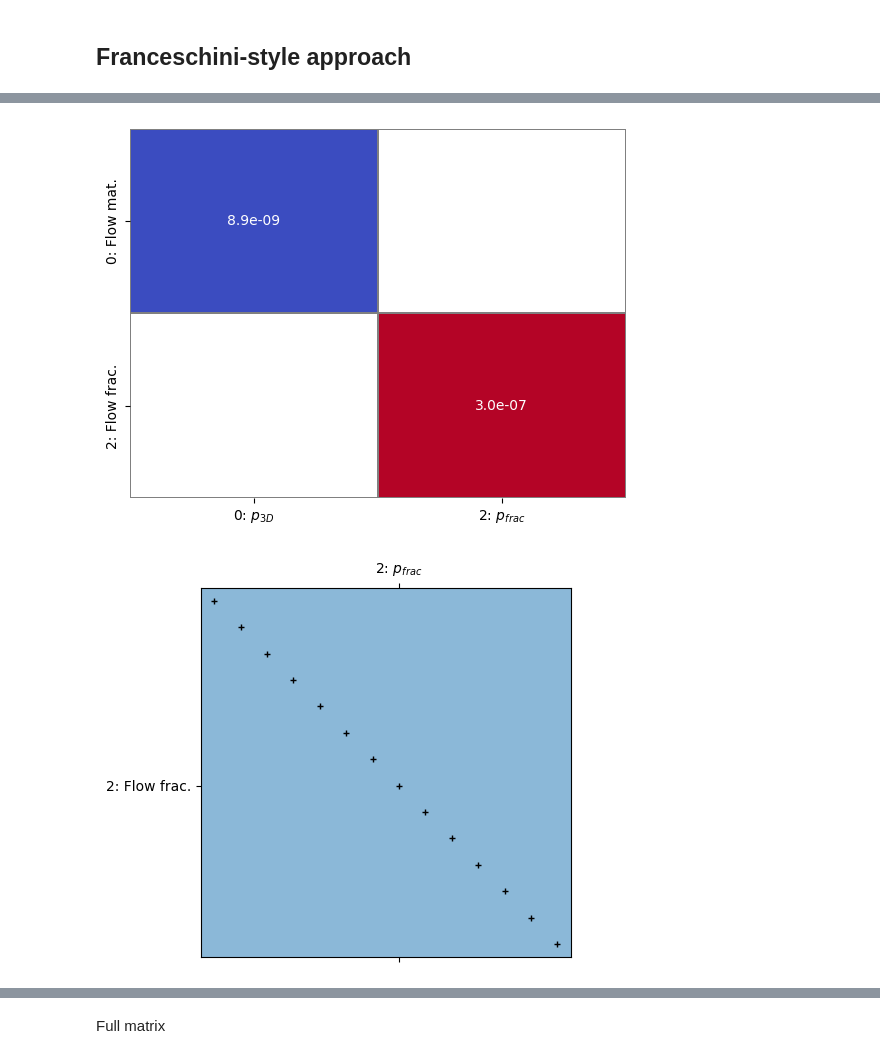
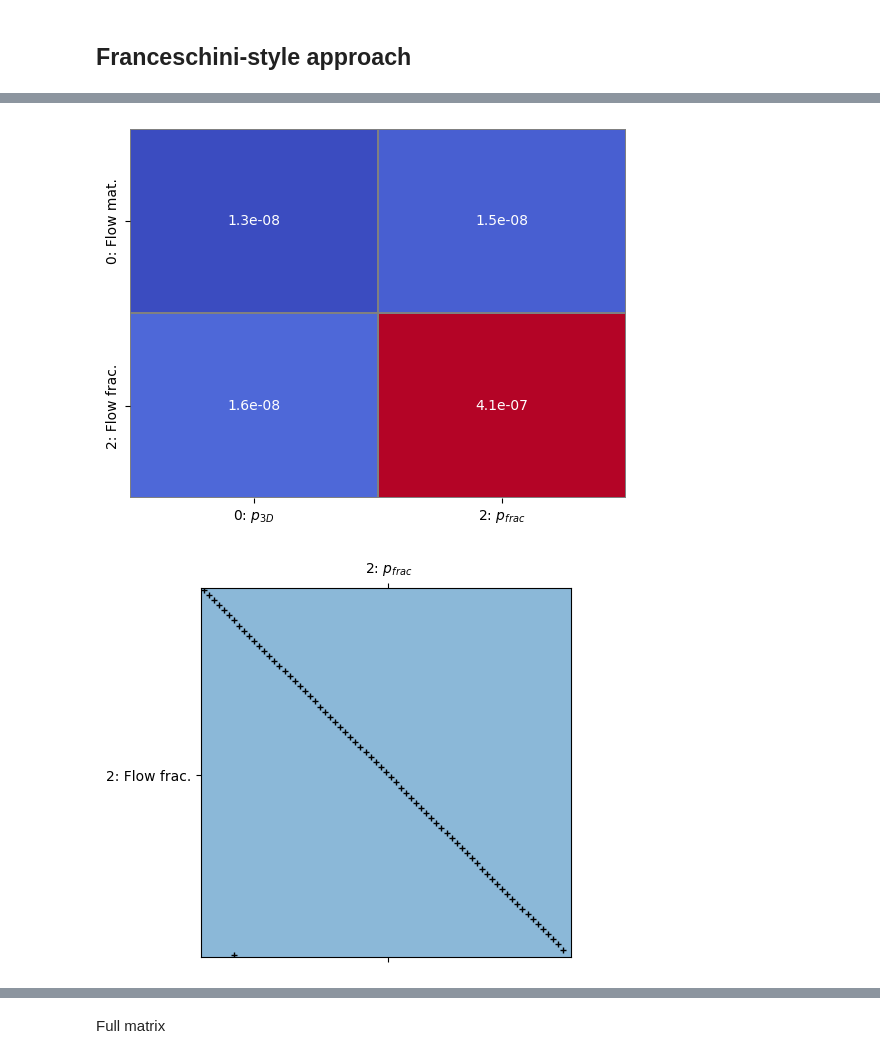
Before and after one commit to pmgbergen/FTHM-Solver, a Jupyter notebook: fpm/fixed_st.ipynb, the cells around one changed output, grey strips where cells are left out. Cells and saved outputs as stored; diff of their text form; code cells hidden in the pictures.

```diff
--- a/fpm/fixed_st.ipynb
+++ b/fpm/fixed_st.ipynb
@@ -12,13 +12,15 @@ from plot_utils import *
 
 # data = load_data("../stats/fpm_0_sticking_solver_1_numba.json")
 # data = load_data("../stats/fpm_0_sliding_solver_1_numba.json")
-data = load_data("../stats/fpm_0_open_solver_1_numba.json")
+# data = load_data("../stats/fpm_0_open_solver_1_numba.json")
 
 # data = load_data("../stats/fpm_1_sticking_solver_1_numba.json")
 # data = load_data("../stats/fpm_1_sliding_solver_1_numba.json")
-# data = load_data("../stats/fpm_1_open_solver_1_numba.json")
+data = load_data("../stats/fpm_1_open_solver_1_numba.json")
 
 # data = load_data("../stats/fpm_01_open_solver_1_numba.json")
+# data = load_data("../stats/fpm_01_sticking_solver_1_numba.json")
+
 
 # data = load_data("../stats/fpm_1_sticking_direct_numba.json")
 # %%
@@ -230,8 +234,8 @@ lambda min: 0.8298025069728284
 
 This takes 24 seconds for `fpm_1`
 # %%
-def make_S22_bdiag(model, bmat: BlockMatrixStorage):
-    elim = [1,5]
+def make_exact_fixed_stress(model, bmat: BlockMatrixStorage):
+    elim = [1,4,5]
     keep = [0,2]
 
     # Jelim_bdiag_inv = inv_block_diag(bmat[elim, elim].mat, nd=model.nd)
@@ -241,6 +245,6 @@ def make_S22_bdiag(model, bmat: BlockMatrixStorage):
     return Skeep
 
 tmp = J[[0,2]]
-tmp.mat = make_S22_bdiag(model, J)
+tmp.mat = make_exact_fixed_stress(model, J)
 tmp.plot_max()
 # %% [output]
@@ -597,37 +615,42 @@ def build_prec(bmat) -> BlockMatrixStorage:
     not_open = np.logical_not(open_)
     assert (J2[not_open].data.size == 0), 'this matches the true inverse'
     # J2[not_open] = 0
     # stab[[2], keep] = J2
 
-    # stab.mat += get_fixed_stress_stabilization_nd_new(model, J)  # This was good
+    stab.mat += get_fixed_stress_stabilization_nd_new(model, J)  # This was good
 
-    stab.mat = get_fixed_stress_stabilization_nd_new(model, J)
+    # tmp = J[[0,2]].copy()
+    # tmp.mat = get_fixed_stress_stabilization_nd_new(model, J).tocsr()
+    # stab[2, 2] = stab[2, 2].mat + tmp[2, 2].mat
+
+
+    # stab.mat = get_fixed_stress_stabilization_nd_new(model, J)
 
 
     # stab.mat[-1] = 0
 
     # J2 = stab[[2], keep].mat
     # not_open = np.logical_not(open_)
     # J2[not_open] = 0
     # stab[[2], keep] = J2
 
     # fs = stab.copy()
     # fs.mat = get_fixed_stress_stabilization_nd_new(model, J)
     # stab[0,0] = fs[0,0]
     # stab[0,2] = 0
 
     # stab[0, 2] = 0
     # stab[2, 0] = 0
 
     return stab
 
 
 tmp = build_prec(J)
 tmp.plot_max(); plt.show()
 tmp[2, 2].color_spy()
 # %% [output]
-[figure, old version]
+[figure, new version]
-[figure, old version]
+[figure, new version]
 # %%
 schema = SolveSchema(
     groups=[1, 5],
```
Also changed, not shown: parts of 22 cells of this notebook, 3 other files.
